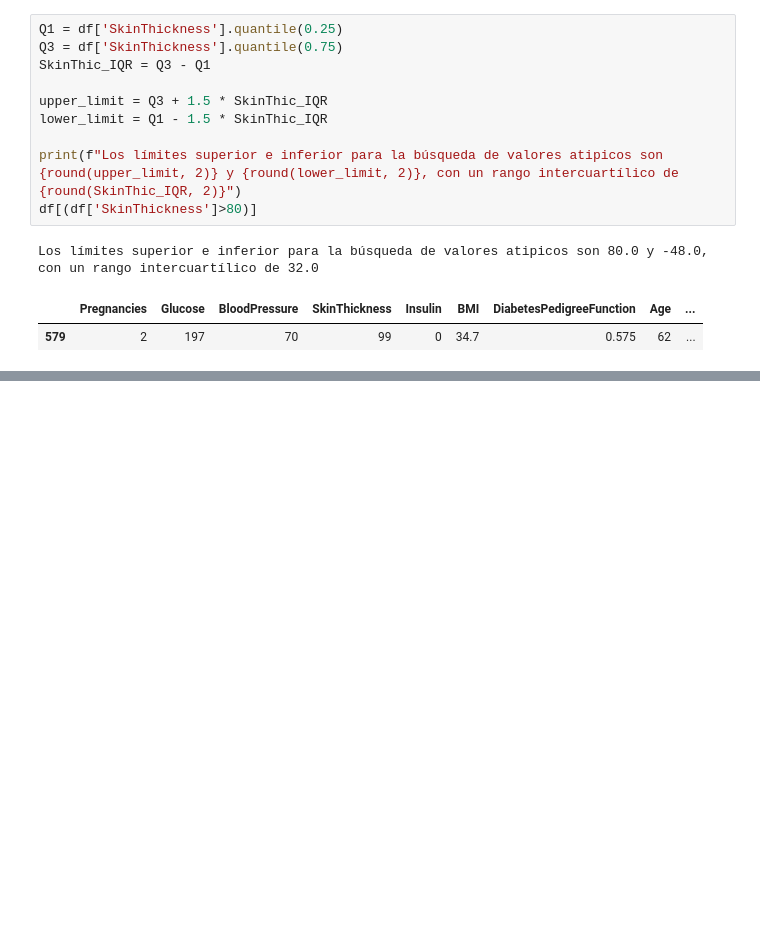
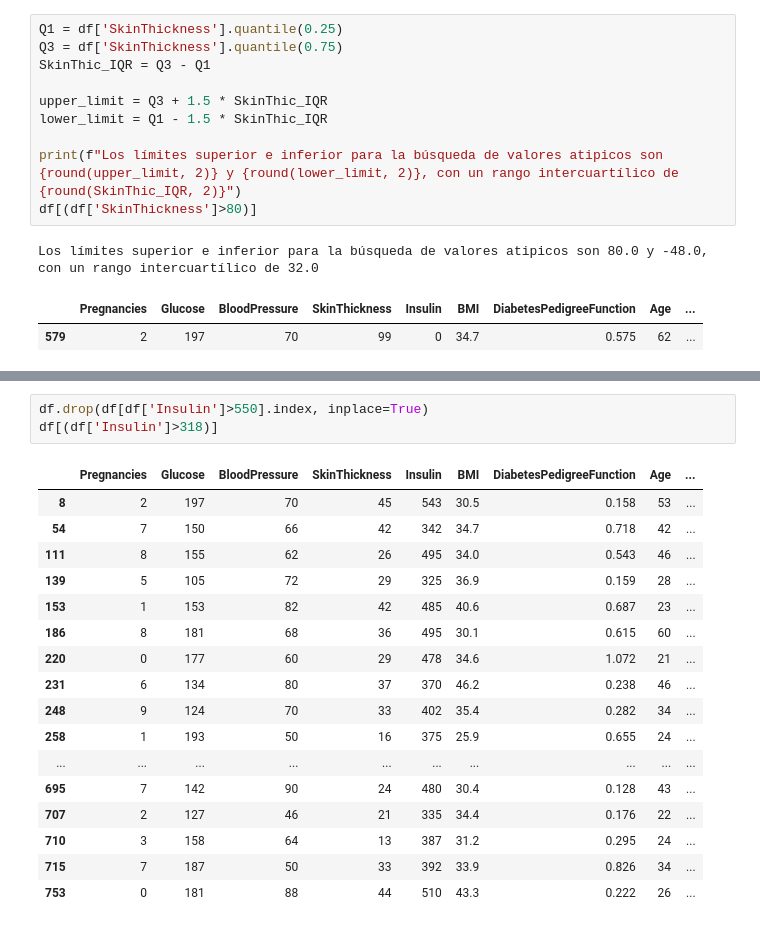
Before and after one commit to 4GeeksAcademy/Loic-Arbol-de-Decision, a Jupyter notebook: src/explore.ipynb, the cells around one changed output, grey strips where cells are left out. Drawn from its saved outputs; the diff is of its cells as text; blank space fills up the shorter version.

```diff
--- a/src/explore.ipynb
+++ b/src/explore.ipynb
@@ -210,6 +215,27 @@ Los límites superior e inferior para la búsqueda de valores atipicos son 318.1
 | 710 | 3 | 158 | 64 | 13 | 387 | 31.2 | 0.295 | 24 | ... |
 | 715 | 7 | 187 | 50 | 33 | 392 | 33.9 | 0.826 | 34 | ... |
 | 753 | 0 | 181 | 88 | 44 | 510 | 43.3 | 0.222 | 26 | ... |
+# %%
+df.drop(df[df['Insulin']>550].index, inplace=True)
+df[(df['Insulin']>318)]
+# %% [output]
+|  | Pregnancies | Glucose | BloodPressure | SkinThickness | Insulin | BMI | DiabetesPedigreeFunction | Age | ... |
+| 8 | 2 | 197 | 70 | 45 | 543 | 30.5 | 0.158 | 53 | ... |
+| 54 | 7 | 150 | 66 | 42 | 342 | 34.7 | 0.718 | 42 | ... |
+| 111 | 8 | 155 | 62 | 26 | 495 | 34.0 | 0.543 | 46 | ... |
+| 139 | 5 | 105 | 72 | 29 | 325 | 36.9 | 0.159 | 28 | ... |
+| 153 | 1 | 153 | 82 | 42 | 485 | 40.6 | 0.687 | 23 | ... |
+| 186 | 8 | 181 | 68 | 36 | 495 | 30.1 | 0.615 | 60 | ... |
+| 220 | 0 | 177 | 60 | 29 | 478 | 34.6 | 1.072 | 21 | ... |
+| 231 | 6 | 134 | 80 | 37 | 370 | 46.2 | 0.238 | 46 | ... |
+| 248 | 9 | 124 | 70 | 33 | 402 | 35.4 | 0.282 | 34 | ... |
+| 258 | 1 | 193 | 50 | 16 | 375 | 25.9 | 0.655 | 24 | ... |
+| ... | ... | ... | ... | ... | ... | ... | ... | ... | ... |
+| 695 | 7 | 142 | 90 | 24 | 480 | 30.4 | 0.128 | 43 | ... |
+| 707 | 2 | 127 | 46 | 21 | 335 | 34.4 | 0.176 | 22 | ... |
+| 710 | 3 | 158 | 64 | 13 | 387 | 31.2 | 0.295 | 24 | ... |
+| 715 | 7 | 187 | 50 | 33 | 392 | 33.9 | 0.826 | 34 | ... |
+| 753 | 0 | 181 | 88 | 44 | 510 | 43.3 | 0.222 | 26 | ... |
 # %%
 Q1 = df['BMI'].quantile(0.25)
 Q3 = df['BMI'].quantile(0.75)
```
Also changed, not shown: parts of 23 cells of this notebook.
